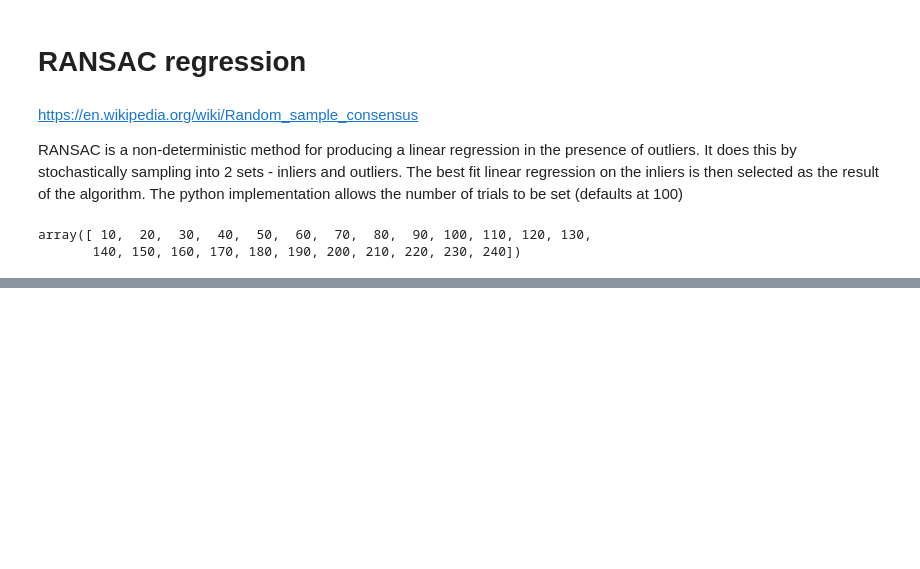
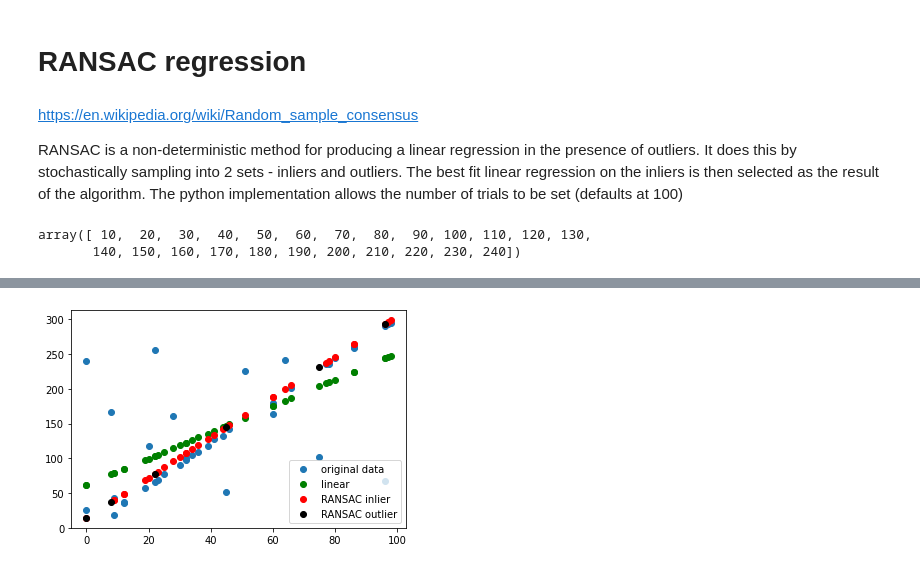
Before and after one commit to JoeBater/RansacRegression, a Jupyter notebook: RANSAC regression.ipynb, the cells around one changed output, grey strips where cells are left out. Saved outputs shown, nothing was run; the diff lists cells and outputs as text; code cells hidden in the pictures; blank space fills up the shorter version.

```diff
--- a/RANSAC regression.ipynb
+++ b/RANSAC regression.ipynb
@@ -60,0 +66,24 @@ plt.show()
+# %%
+x1 = np.array(x1).reshape(-1, 1)
+y1 = np.array(y1).reshape(-1, 1)
+
+lr = linear_model.LinearRegression().fit(x1, y1)
+
+ransac = linear_model.RANSACRegressor().fit(x1, y1)
+inlier_mask = ransac.inlier_mask_
+outlier_mask = np.logical_not(inlier_mask)
+
+line_x1 = np.arange(0,len(x1)).reshape(-1, 1)
+line_y1_lr = lr.predict(x1)
+line_y1_ransac = ransac.predict(x1)
+
+plt.scatter(x1, y1, label='original data')
+plt.scatter(x1, line_y1_lr, color='green', label='linear')
+plt.scatter(x1[inlier_mask], line_y1_ransac[inlier_mask], color='red', label='RANSAC inlier')
+plt.scatter(x1[outlier_mask], line_y1_ransac[outlier_mask], color='black', label='RANSAC outlier')
+
+plt.legend()
+
+plt.show()
+# %% [output]
+[figure, added]
```
Also changed, not shown: parts of 3 cells of this notebook.
